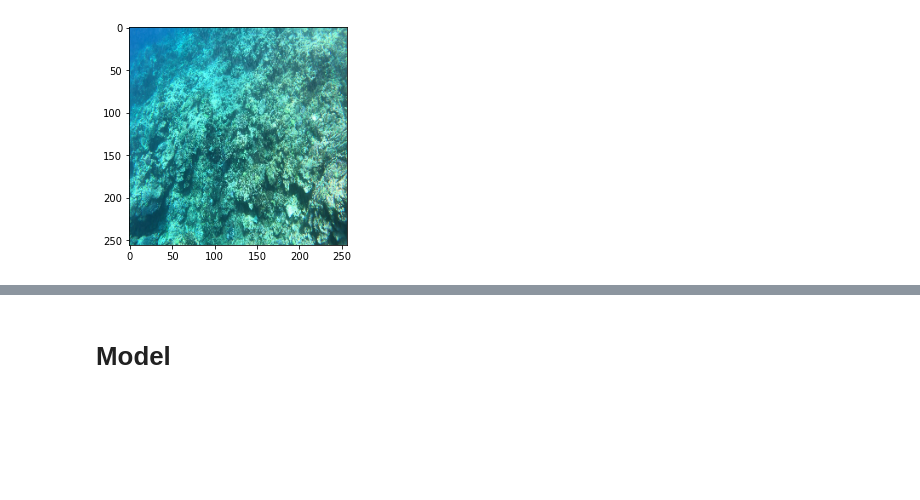
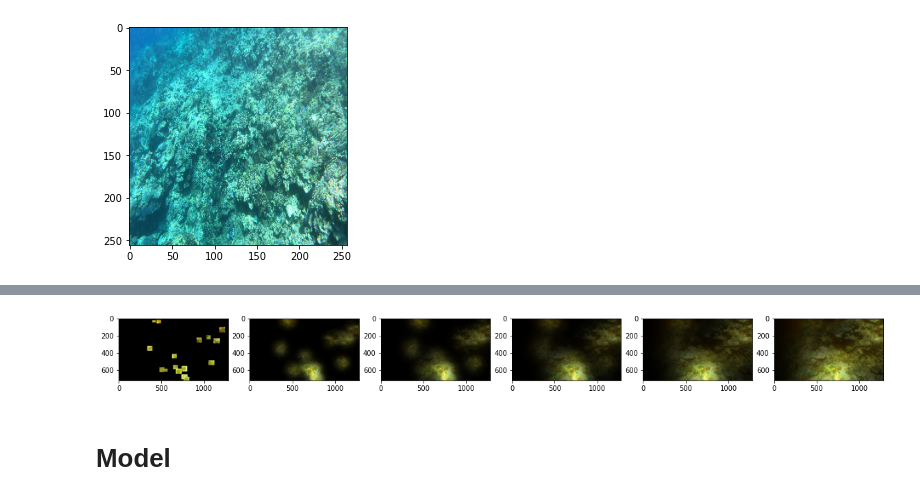
Before and after one commit to stanfidb/kaggle, a Jupyter notebook: starfish.ipynb, the cells around one changed output, grey strips where cells are left out. Saved outputs shown, nothing was run; the diff lists cells and outputs as text; code cells hidden in the pictures; blank space fills up the shorter version.

Commit message:
Created gradient masking prototype.

```diff
--- a/starfish.ipynb
+++ b/starfish.ipynb
@@ -30,7 +30,3 @@ example_sample_submission.csv  greatbarrierreef  train.csv
 example_test.npy               test.csv          train_images
 # %%
 train_df = pd.read_csv('/content/starfish/train.csv')
-# %%
-for fpath in image_filepaths:
-    print(fpath)
-    break
@@ -166,0 +170,15 @@ plt.imshow(sample['image'][0])
+# %%
+# Assuming annotations are absolute
+def from_annotations_to_gradient_mask(annotations, sigma, img_size=(720,1280), num_smooths=[0]):
+    # annotation - (xmin, ymin, width, height)
+    mask = np.zeros(img_size, dtype=np.float32)
+    for annotation in annotations:
+        xmin, ymin, width, height = annotation
+        mask[ymin:ymin+height, xmin:xmin+width] = 1.0
+
+    grad_masks = []
+    for i in range(num_smooths[0], num_smooths[-1]+1):
+        if i in num_smooths:
+            grad_masks.append(mask / mask.max())
+        mask = gaussian_filter(mask, sigma=sigma)
+    return grad_masks
@@ -167,3 +201,14 @@ plt.imshow(sample['image'][0])
+# %%
+smooth_cnts = [0, 4, 8, 16, 32, 64]
+t_annotations = abs_annotations_df['2-5772']
+t_img = cv2.imread("/content/starfish/train_images/video_2/5772.jpg") / 255.
+t_grad_masks = from_annotations_to_gradient_mask(t_annotations, sigma=25.0, num_smooths=smooth_cnts)
+# %%
+fig, axs = plt.subplots(1, len(smooth_cnts), figsize=(20,10)); axs = axs.flatten()
+for ax,grad_mask in zip(axs, t_grad_masks):
+    ax.imshow(t_img * grad_mask[..., np.newaxis])
+# %% [output]
+[figure, added]
 # %% [markdown]
 # Model
 # %%
```
Also changed, not shown: parts of 9 cells of this notebook.
